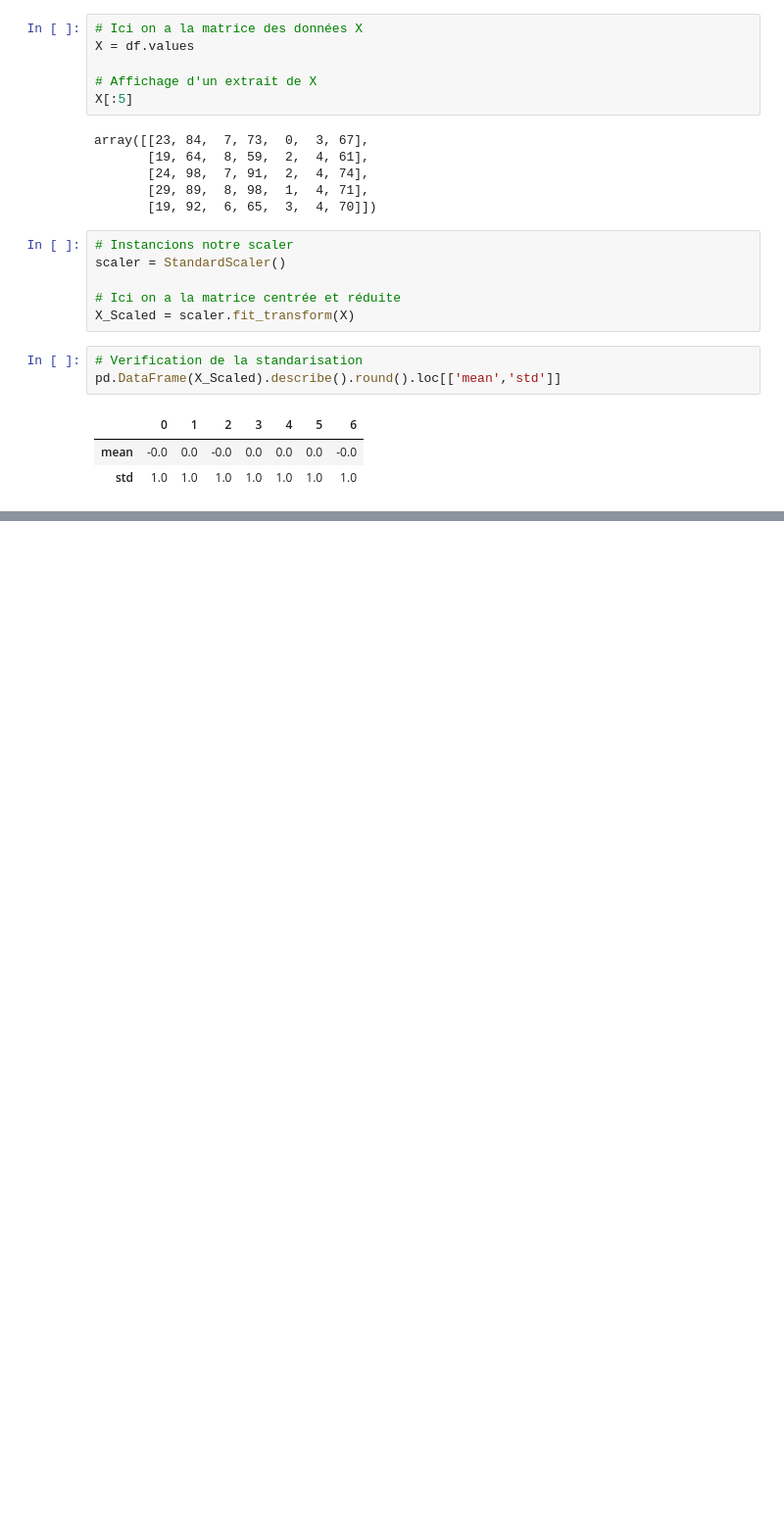
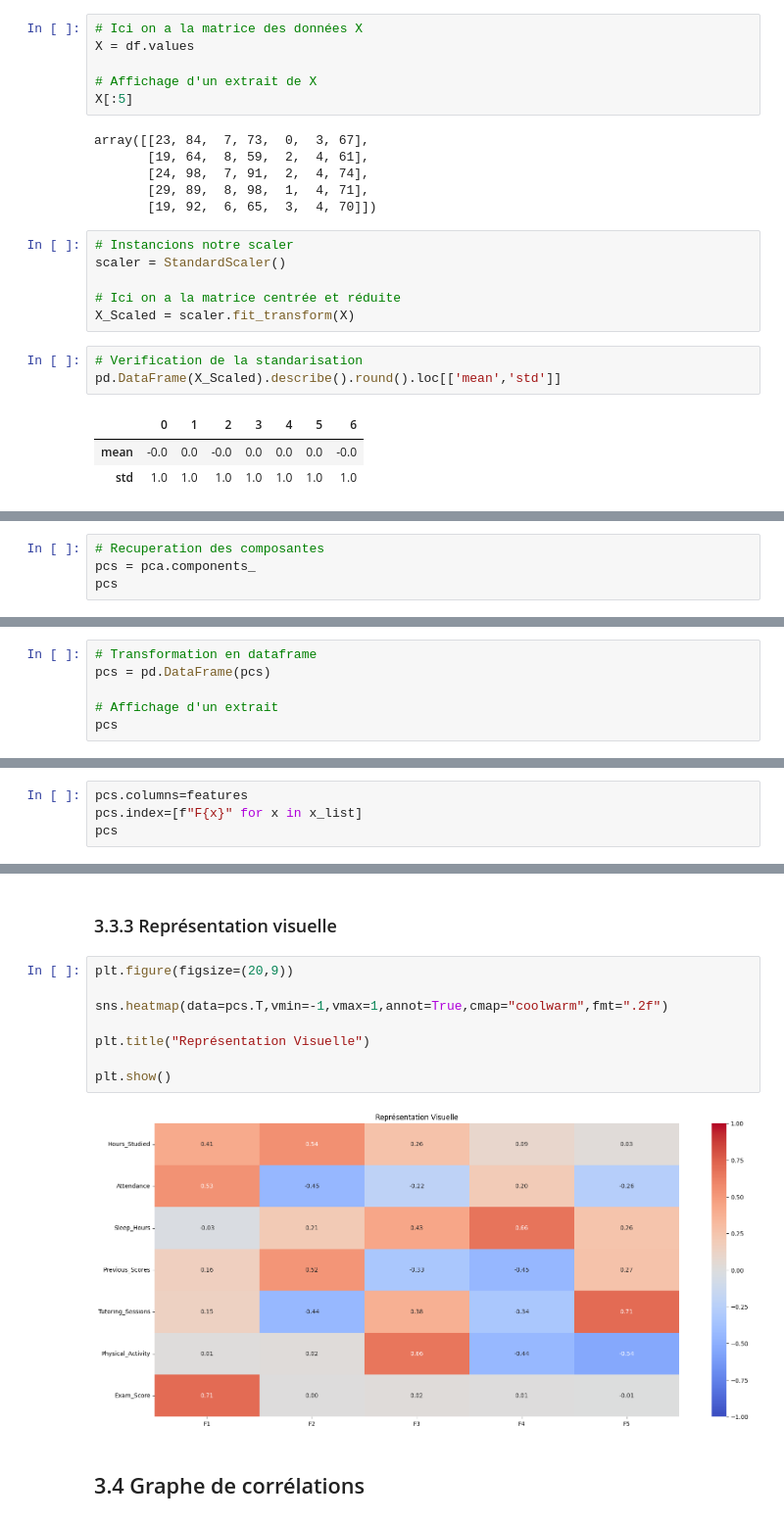
Before and after one commit to Harlequelrah/student_exam_performance_dataset_analysis, a Jupyter notebook: project/main.ipynb, the cells around one changed output, grey strips where cells are left out. Shown at 98% size. Saved outputs shown, nothing was run; the diff lists cells and outputs as text; blank space fills up the shorter version.

```diff
--- a/project/main.ipynb
+++ b/project/main.ipynb
@@ -700,0 +760,4 @@ pd.DataFrame(X_Scaled).describe().round().loc[['mean','std']]
+# %%
+# Recuperation des composantes
+pcs = pca.components_
+pcs
@@ -700,0 +775,6 @@ pd.DataFrame(X_Scaled).describe().round().loc[['mean','std']]
+# %%
+# Transformation en dataframe
+pcs = pd.DataFrame(pcs)
+
+# Affichage d'un extrait
+pcs
@@ -700,0 +788,4 @@ pd.DataFrame(X_Scaled).describe().round().loc[['mean','std']]
+# %%
+pcs.columns=features
+pcs.index=[f"F{x}" for x in x_list]
+pcs
@@ -700,0 +799,14 @@ pd.DataFrame(X_Scaled).describe().round().loc[['mean','std']]
+# %% [markdown]
+### 3.3.3 Représentation visuelle
+# %%
+plt.figure(figsize=(20,9))
+
+sns.heatmap(data=pcs.T,vmin=-1,vmax=1,annot=True,cmap="coolwarm",fmt=".2f")
+
+plt.title("Représentation Visuelle")
+
+plt.show()
+# %% [output]
+[figure, added]
+# %% [markdown]
+## 3.4 Graphe de corrélations
```
Also changed, not shown: parts of 30 cells of this notebook.
